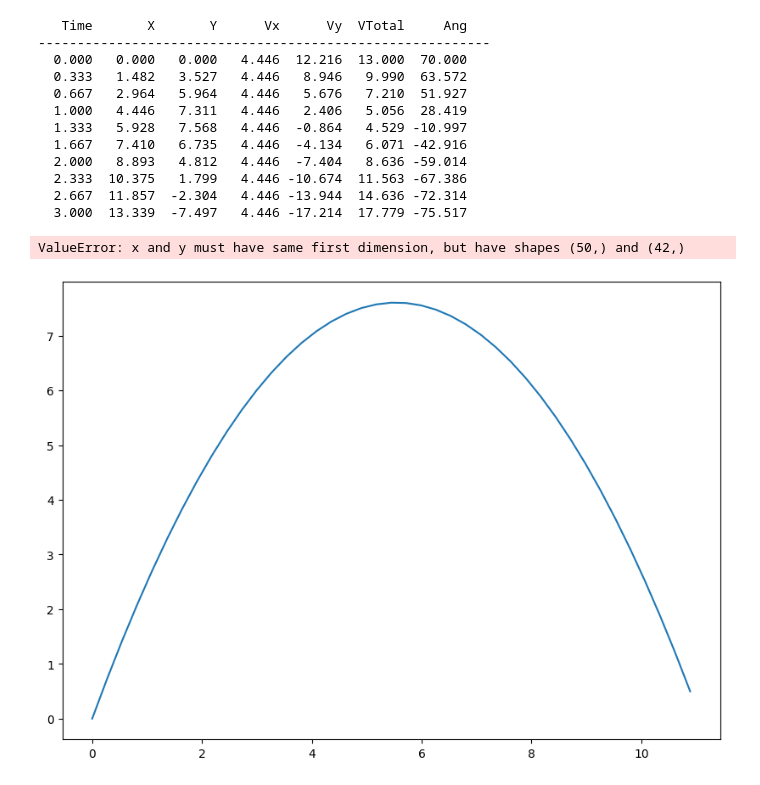
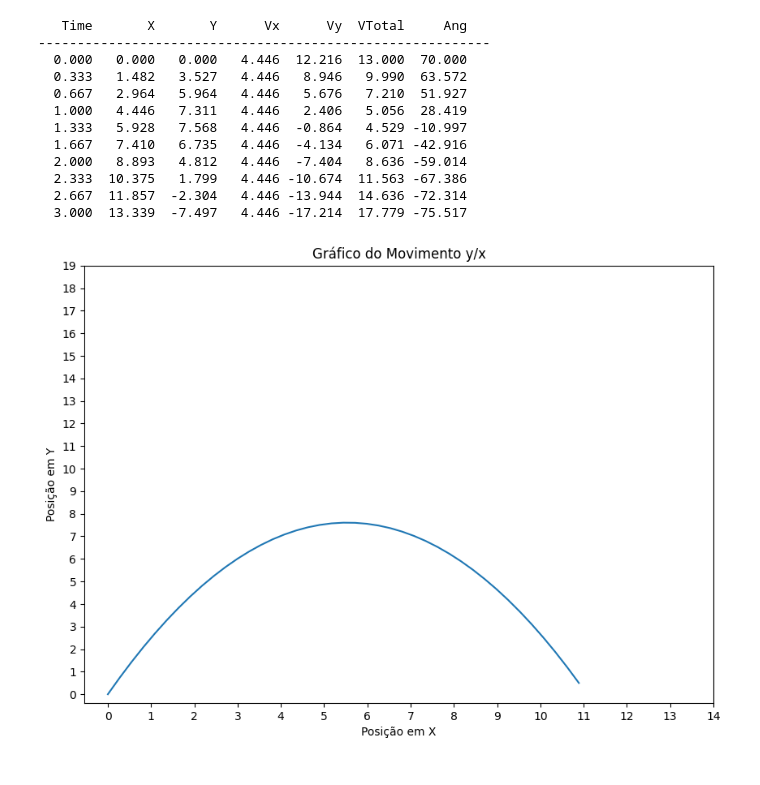
Before and after one commit to farinap5/physis-sim, a Jupyter notebook: cinematica1/main.ipynb, the cells around one changed output. Drawn from its saved outputs; the diff is of its cells as text; code cells hidden in the pictures.

```diff
--- a/cinematica1/main.ipynb
+++ b/cinematica1/main.ipynb
@@ -140,30 +140,29 @@ for i in np.linspace(init, end,dtype=float, num=10):
 # %%
 x = np.array([0])
 y = np.array([0])
 vt = np.array([0])
 
 r = np.linspace(init,end,dtype=float, num=50)
 for i in r:
     vx = Vx(ang=ang,vi=vi)
     vy = Vy(ang=ang,vi=vi,t=i)
     px = Px(vx=vx,t=i)
     py = Py(vy=Vy(ang=ang,vi=vi,t=i, var=False),t=i)
     if py < 0:
         break
     x = np.append(x,px)
     y = np.append(y,py)
     vt = np.append(vt,Vt(vx=vx,vy=vy))
 
 fig, ax = plt.subplots()
 fig.set_size_inches(10,7)
 ax.plot(x,y)
-ax.plot(r,vt)
+#ax.plot(r,vt)
 ax.set_title("Gráfico do Movimento y/x")
 ax.set_xlabel("Posição em X")
 ax.set_ylabel("Posição em Y")
 plt.xticks(range(0, 15))
 plt.yticks(range(0, 20, 1))
 plt.show()
 # %% [output]
-ValueError: x and y must have same first dimension, but have shapes (50,) and (42,)
-[figure, old version]
+[figure, new version]
```
